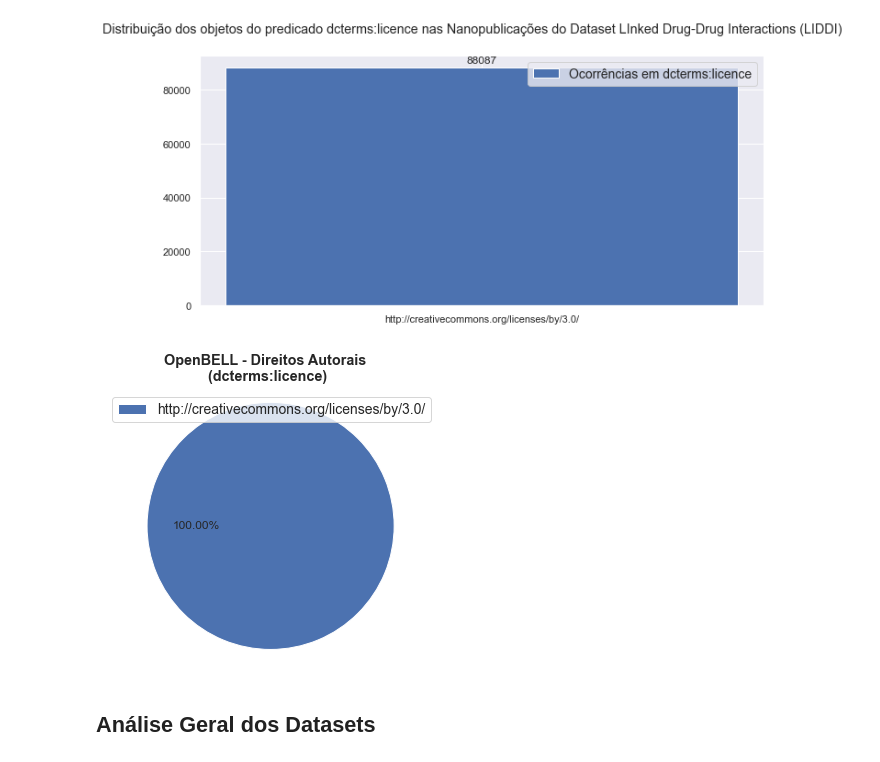
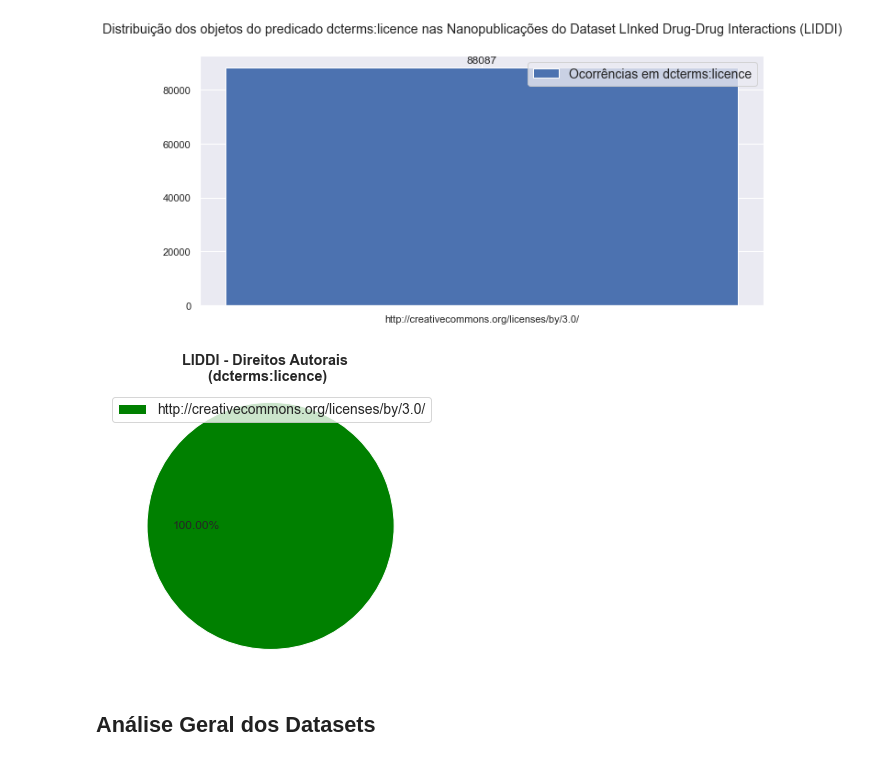
Before and after one commit to massaoiwanaga/orgcon, a Jupyter notebook: Massao.ipynb, the cells around one changed output. Cells and saved outputs as stored; diff of their text form; code cells hidden in the pictures.

```diff
--- a/Massao.ipynb
+++ b/Massao.ipynb
@@ -1751,15 +1749,15 @@ plt.show()
 # %%
 # Exibição do resultado em grafico de pizza
 fig, ax = plt.subplots(figsize=(6, 5))
-ax.pie(liddiLicenceCont[1], autopct='%1.2f%%')
+ax.pie(liddiLicenceCont[1], autopct='%1.2f%%', colors=['green'])
 ax.axis('equal') # mantenha um circulo
-fig.suptitle("OpenBELL - Direitos Autorais\n (dcterms:licence)", fontweight='bold');
+fig.suptitle("LIDDI - Direitos Autorais\n (dcterms:licence)", fontweight='bold');
 plt.legend(liddiLicenceCont[0], fontsize = 14, loc="best")
 #plt.tight_layout()
-plt.savefig('oblLicence.png')
+plt.savefig('liddiLicence.png')
 plt.show()
 # %% [output]
-[figure, old version]
+[figure, new version]
 # %% [markdown]
 ## Análise Geral dos Datasets ##
 # %%
```
Also changed, not shown: parts of 5 cells of this notebook, 2 other files.
